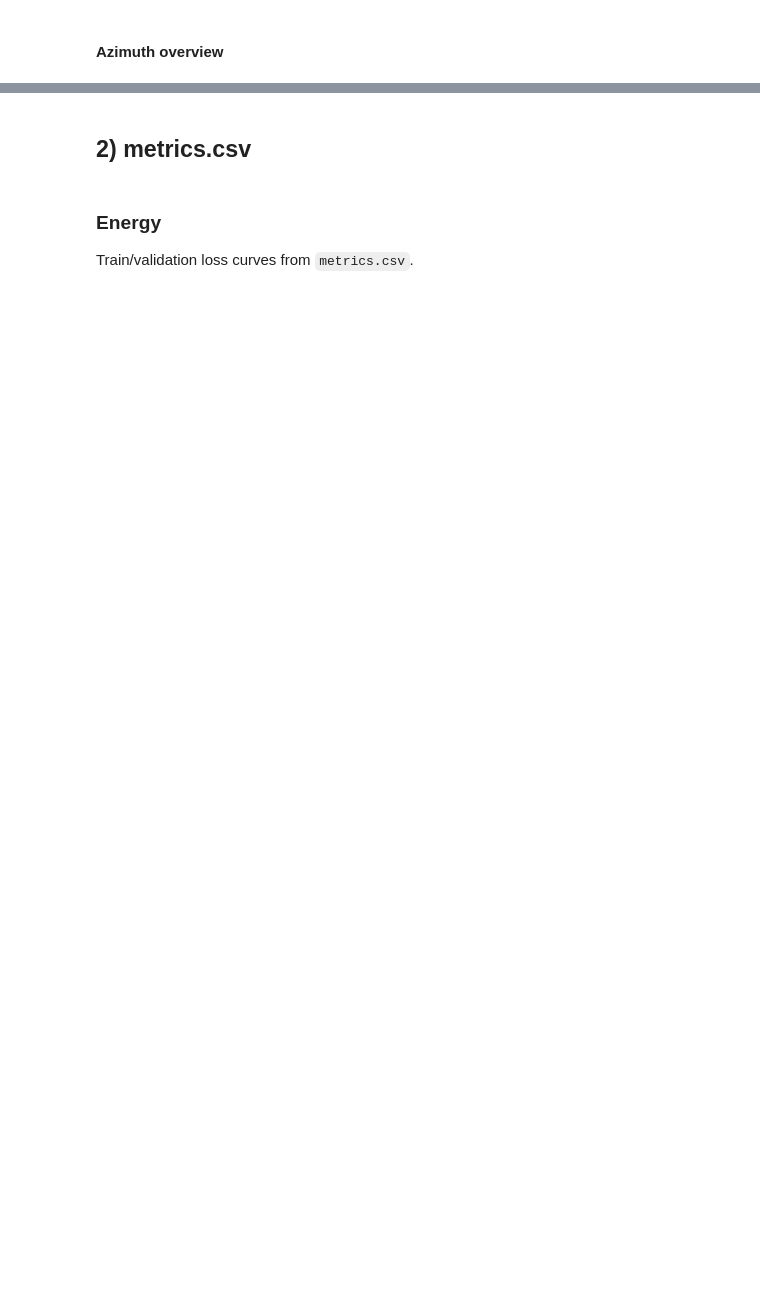
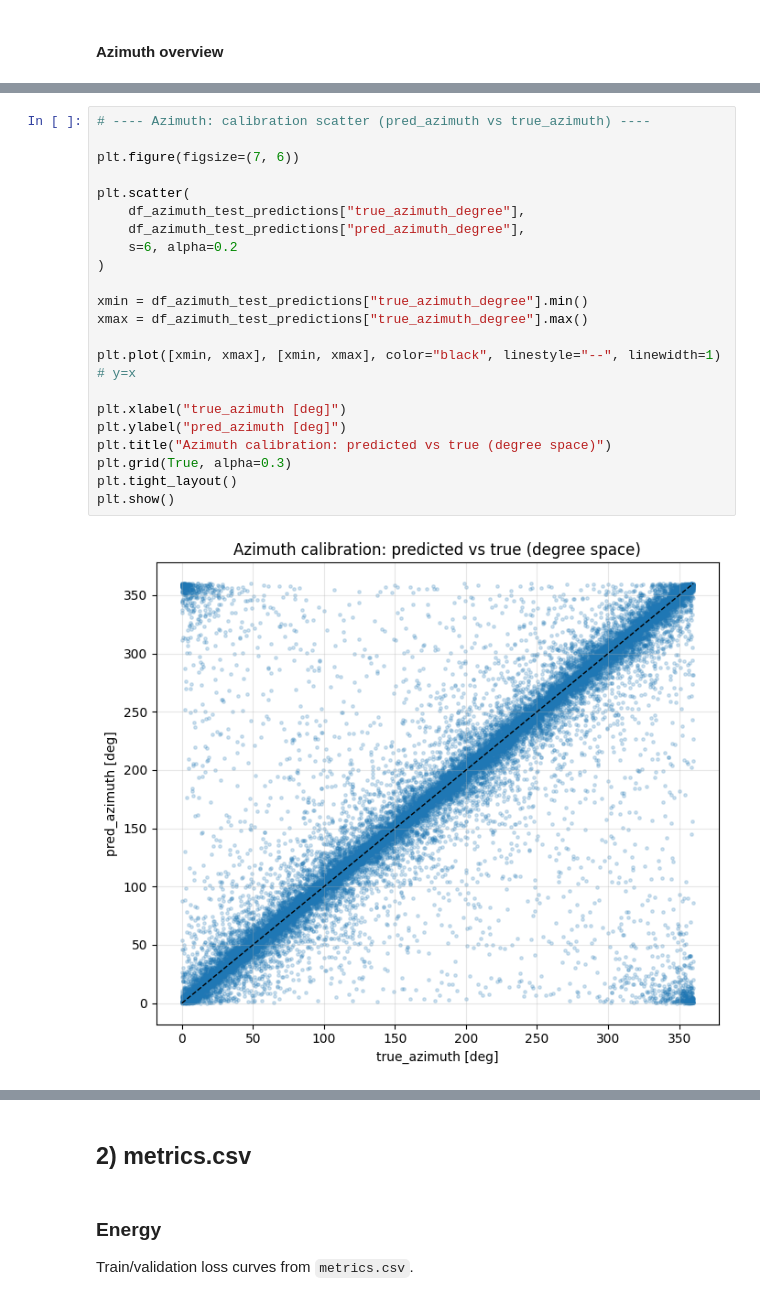
Before and after one commit to kubrabas/Graphnet-Applications, a Jupyter notebook: Training/Combined_EventPulseSeries_nonoise/initiative8/result_analysis.ipynb, the cells around one changed output, grey strips where cells are left out. Drawn from its saved outputs; the diff is of its cells as text; blank space fills up the shorter version.

```diff
--- a/Training/Combined_EventPulseSeries_nonoise/initiative8/result_analysis.ipynb
+++ b/Training/Combined_EventPulseSeries_nonoise/initiative8/result_analysis.ipynb
@@ -1180,0 +1297,24 @@ plt.show()
+# %%
+# ---- Azimuth: calibration scatter (pred_azimuth vs true_azimuth) ----
+
+plt.figure(figsize=(7, 6))
+
+plt.scatter(
+    df_azimuth_test_predictions["true_azimuth_degree"],
+    df_azimuth_test_predictions["pred_azimuth_degree"],
+    s=6, alpha=0.2
+)
+
+xmin = df_azimuth_test_predictions["true_azimuth_degree"].min()
+xmax = df_azimuth_test_predictions["true_azimuth_degree"].max()
+
+plt.plot([xmin, xmax], [xmin, xmax], color="black", linestyle="--", linewidth=1)  # y=x
+
+plt.xlabel("true_azimuth [deg]")
+plt.ylabel("pred_azimuth [deg]")
+plt.title("Azimuth calibration: predicted vs true (degree space)")
+plt.grid(True, alpha=0.3)
+plt.tight_layout()
+plt.show()
+# %% [output]
+[figure, added]
```
Also changed, not shown: parts of 39 cells of this notebook, 1 other file.
